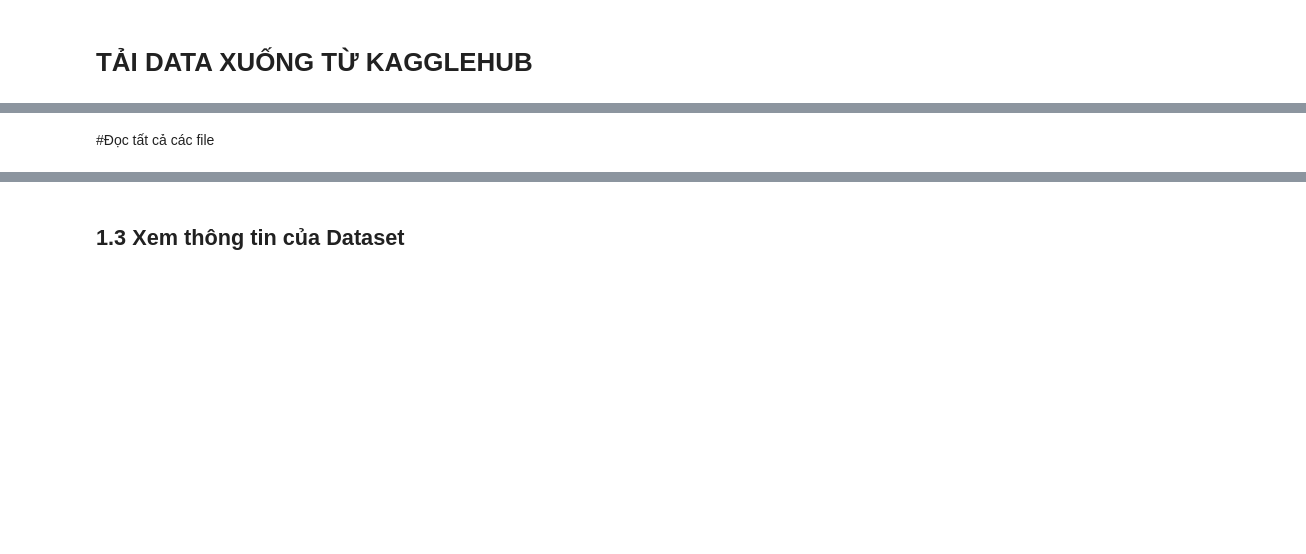
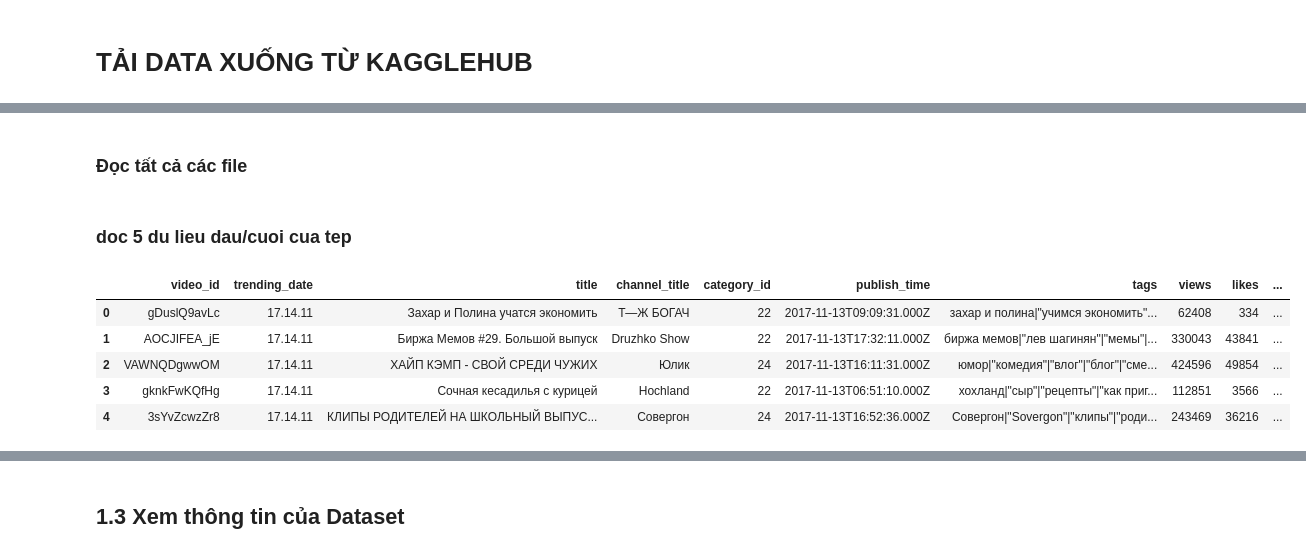
Before and after one commit to YumeSoft/Youtube-Data-Analysis-Project, a Jupyter notebook: Project_DA_cuối_kỳ.ipynb, the cells around one changed output, grey strips where cells are left out. Saved outputs shown, nothing was run; the diff lists cells and outputs as text; code cells hidden in the pictures; blank space fills up the shorter version.

```diff
--- a/Project_DA_cuối_kỳ.ipynb
+++ b/Project_DA_cuối_kỳ.ipynb
@@ -67,7 +66,7 @@ plt.rc('font', family='DejaVu Sans', weight='400', size=10)
 plt.rc('text', color='#282828')
 plt.rc('savefig', pad_inches=0.3, dpi=300)
 # %% [markdown]
-#Đọc tất cả các file
+### Đọc tất cả các file
 # %%
 def read_and_fix_csv(path, fix_columns=None, default_encoding='utf-8', fallback_encoding='ISO-8859-1'):
     """
@@ -103,3 +102,14 @@ for code in country_codes:
     fix = code in ['JP', 'KR', 'RU']  # JP, KR, RU cần sửa lỗi encoding
     df = read_and_fix_csv(filepath, fix_columns=columns_to_fix if fix else None)
     dataframes[code] = df
+# %% [markdown]
+### doc 5 du lieu dau/cuoi cua tep
+# %%
+df.head(5)
+# %% [output]
+|  | video_id | trending_date | title | channel_title | category_id | publish_time | tags | views | likes | ... |
+| 0 | gDuslQ9avLc | 17.14.11 | Захар и Полина учатся экономить | Т—Ж БОГАЧ | 22 | 2017-11-13T09:09:31.000Z | захар и полина|"учимся экономить"... | 62408 | 334 | ... |
+| 1 | AOCJIFEA_jE | 17.14.11 | Биржа Мемов #29. Большой выпуск | Druzhko Show | 22 | 2017-11-13T17:32:11.000Z | биржа мемов|"лев шагинян"|"мемы"|... | 330043 | 43841 | ... |
+| 2 | VAWNQDgwwOM | 17.14.11 | ХАЙП КЭМП - СВОЙ СРЕДИ ЧУЖИХ | Юлик | 24 | 2017-11-13T16:11:31.000Z | юмор|"комедия"|"влог"|"блог"|"сме... | 424596 | 49854 | ... |
+| 3 | gknkFwKQfHg | 17.14.11 | Сочная кесадилья с курицей | Hochland | 22 | 2017-11-13T06:51:10.000Z | хохланд|"сыр"|"рецепты"|"как приг... | 112851 | 3566 | ... |
+| 4 | 3sYvZcwzZr8 | 17.14.11 | КЛИПЫ РОДИТЕЛЕЙ НА ШКОЛЬНЫЙ ВЫПУС... | Совергон | 24 | 2017-11-13T16:52:36.000Z | Совергон|"Sovergon"|"клипы"|"роди... | 243469 | 36216 | ... |
```
Also changed, not shown: parts of 9 cells of this notebook.
